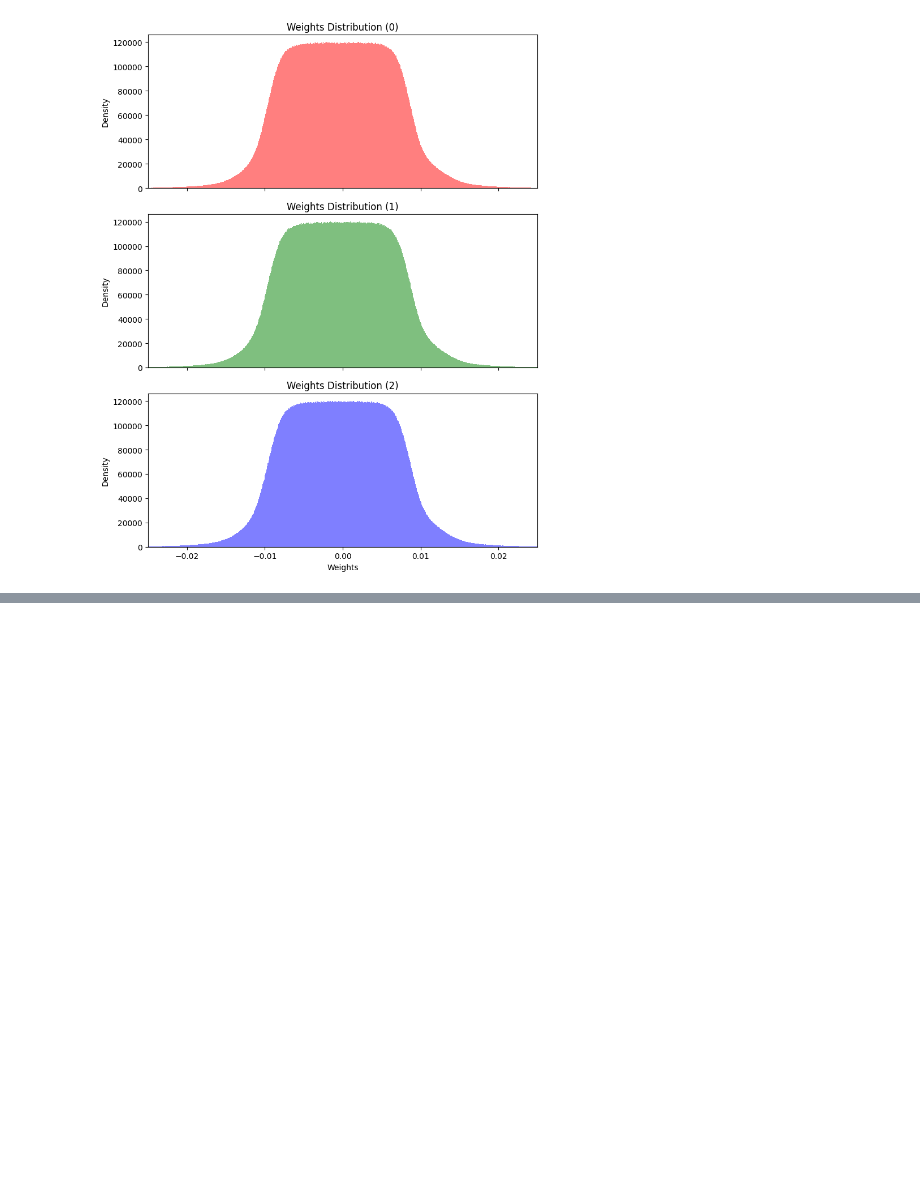
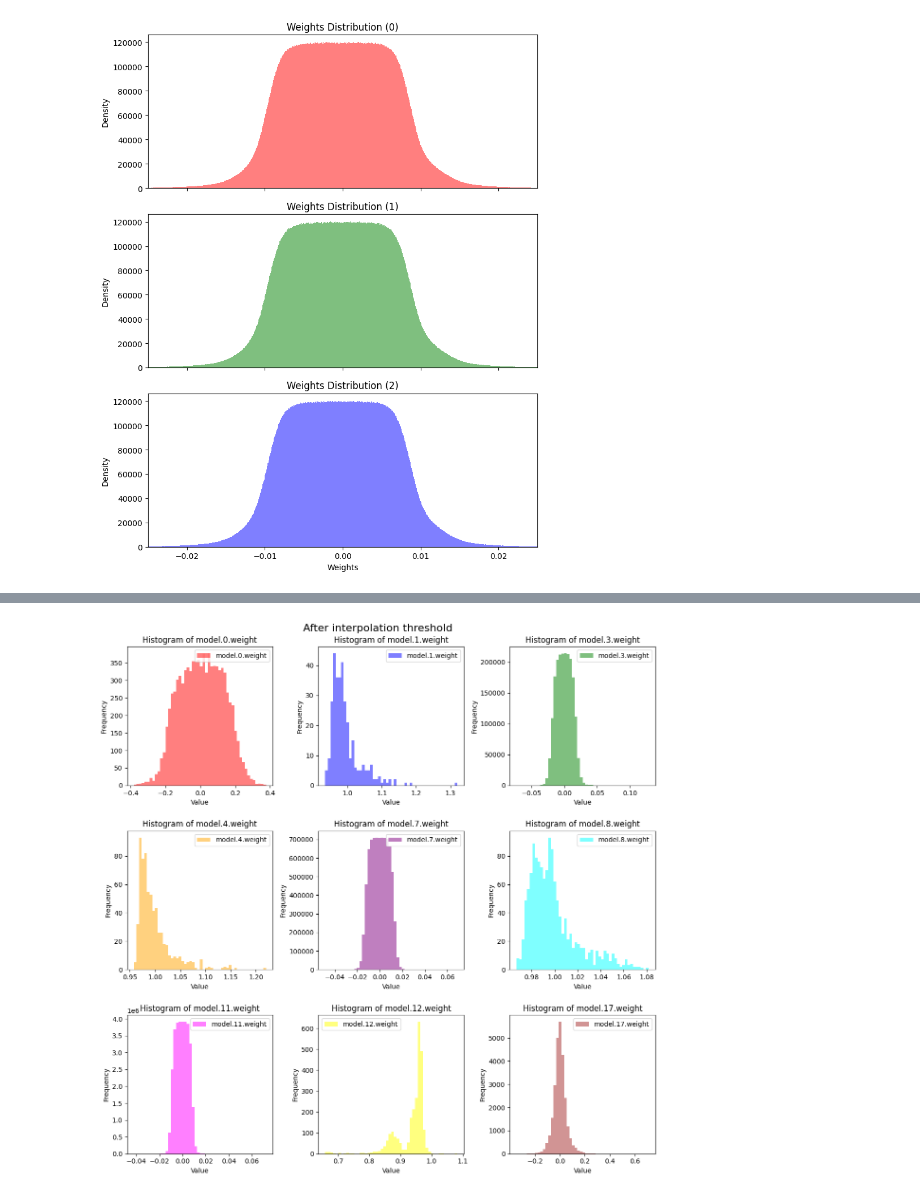
Before and after one commit to czyjtu/deep-double-descent, a Jupyter notebook: weights_distributions.ipynb, the cells around one changed output, grey strips where cells are left out. Saved outputs shown, nothing was run; the diff lists cells and outputs as text; code cells hidden in the pictures; blank space fills up the shorter version.

```diff
--- a/weights_distributions.ipynb
+++ b/weights_distributions.ipynb
@@ -56,0 +106,4 @@ plt.show()
+# %%
+create_histograms(three_solutions[2], title = "After interpolation threshold")
+# %% [output]
+[figure, added]
```
Also changed, not shown: parts of 6 cells of this notebook.
